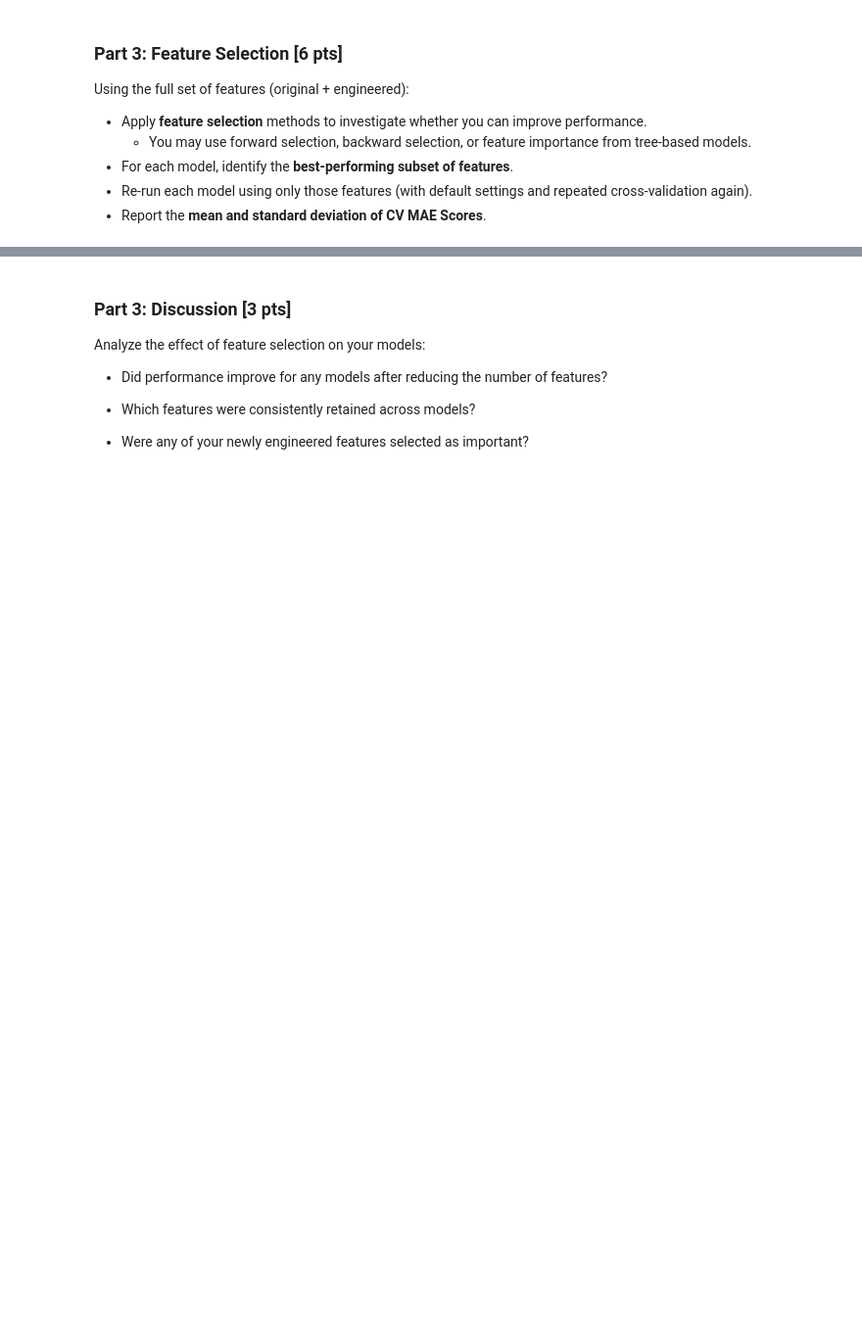
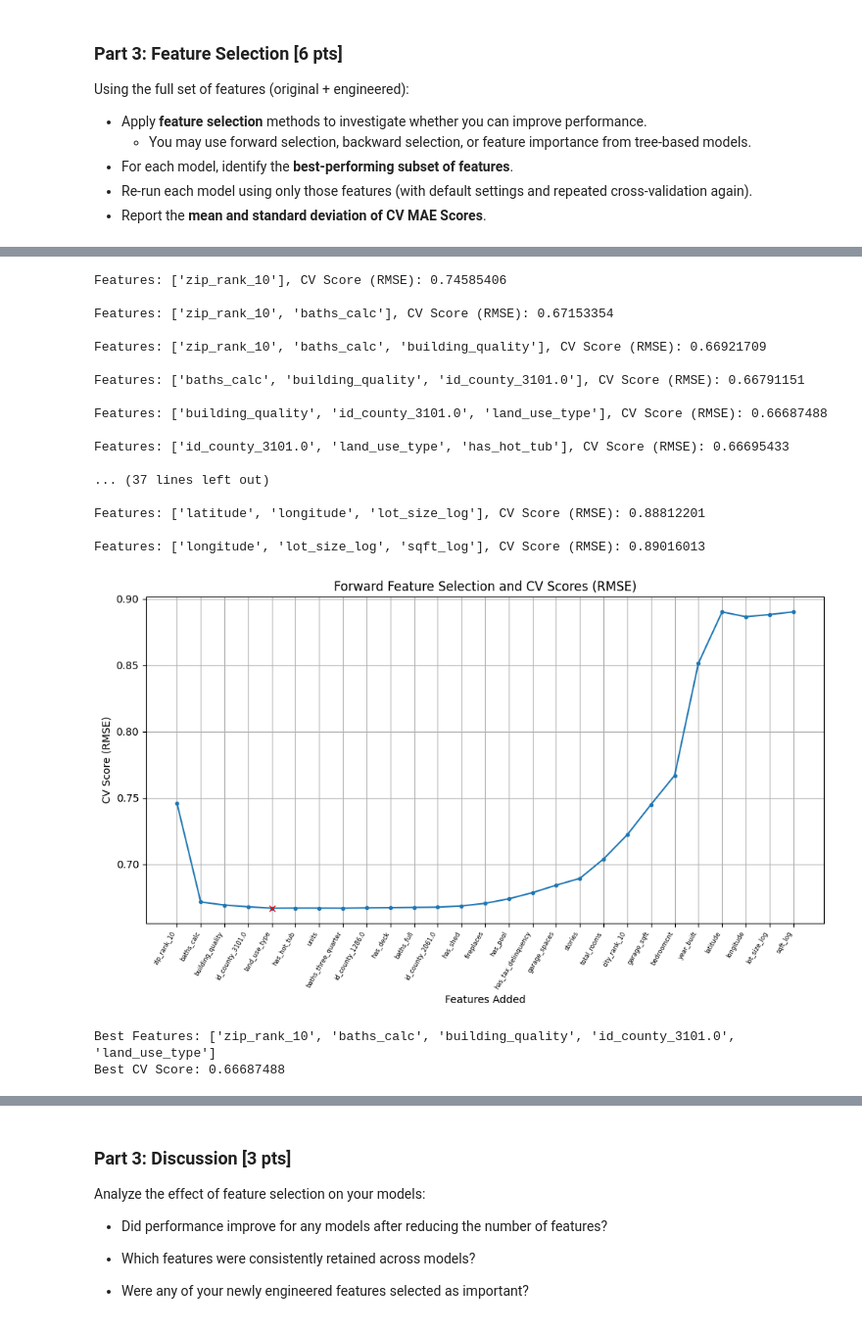
Before and after one commit to kumargaurav-bu-edu/bu_shared_projects, a Jupyter notebook: milestone_2/Milestone_02.ipynb, the cells around one changed output, grey strips where cells are left out. Shown at 98% size. Cells and saved outputs as stored; diff of their text form; code cells hidden in the pictures; blank space fills up the shorter version.

```diff
--- a/milestone_2/Milestone_02.ipynb
+++ b/milestone_2/Milestone_02.ipynb
@@ -607,31 +770,52 @@ print(f"Best CV Score: {best_rmse:.8f}")
 # %%
 ## Model B Forwards
 
-model = tree = DecisionTreeRegressor(
+model = DecisionTreeRegressor(
     random_state=random_seed
 )
 
 selected_features, best_scores, best_forward_features, best_score =    (
             forward_feature_selection(X_train_scaled_df, y_train, model, verbose=True) )
 
 best_scores_rmse = np.sqrt(best_scores)
 best_rmse = np.sqrt(best_score)
 
 # Plot the results
 
 index = np.argmax(np.array(selected_features) == best_forward_features[-1])
 
 plt.figure(figsize=(10, 6))
 plt.plot(range(1, len(best_scores_rmse) + 1), best_scores_rmse, marker='.')
 plt.plot([index+1],best_rmse,marker='x',color='red')
 plt.xticks(range(1, len(selected_features) + 1), selected_features, rotation=60, ha='right', fontsize=6)
 plt.title('Forward Feature Selection and CV Scores (RMSE)')
 plt.xlabel('Features Added')
 plt.ylabel('CV Score (RMSE)')
 plt.grid()
 plt.tight_layout()
 plt.show()
 
 # Print the best subset and score
 print(f"Best Features: {best_forward_features}")
 print(f"Best CV Score: {best_rmse:.8f}")
+# %% [output]
+Features: ['zip_rank_10'], CV Score (RMSE): 0.74585406
+
+Features: ['zip_rank_10', 'baths_calc'], CV Score (RMSE): 0.67153354
+
+Features: ['zip_rank_10', 'baths_calc', 'building_quality'], CV Score (RMSE): 0.66921709
+
+Features: ['baths_calc', 'building_quality', 'id_county_3101.0'], CV Score (RMSE): 0.66791151
+
+Features: ['building_quality', 'id_county_3101.0', 'land_use_type'], CV Score (RMSE): 0.66687488
+
+Features: ['id_county_3101.0', 'land_use_type', 'has_hot_tub'], CV Score (RMSE): 0.66695433
+
+... (37 lines left out)
+
+Features: ['latitude', 'longitude', 'lot_size_log'], CV Score (RMSE): 0.88812201
+
+Features: ['longitude', 'lot_size_log', 'sqft_log'], CV Score (RMSE): 0.89016013
+[figure, added]
+Best Features: ['zip_rank_10', 'baths_calc', 'building_quality', 'id_county_3101.0', 'land_use_type']
+Best CV Score: 0.66687488
```
Also changed, not shown: parts of 26 cells of this notebook.
